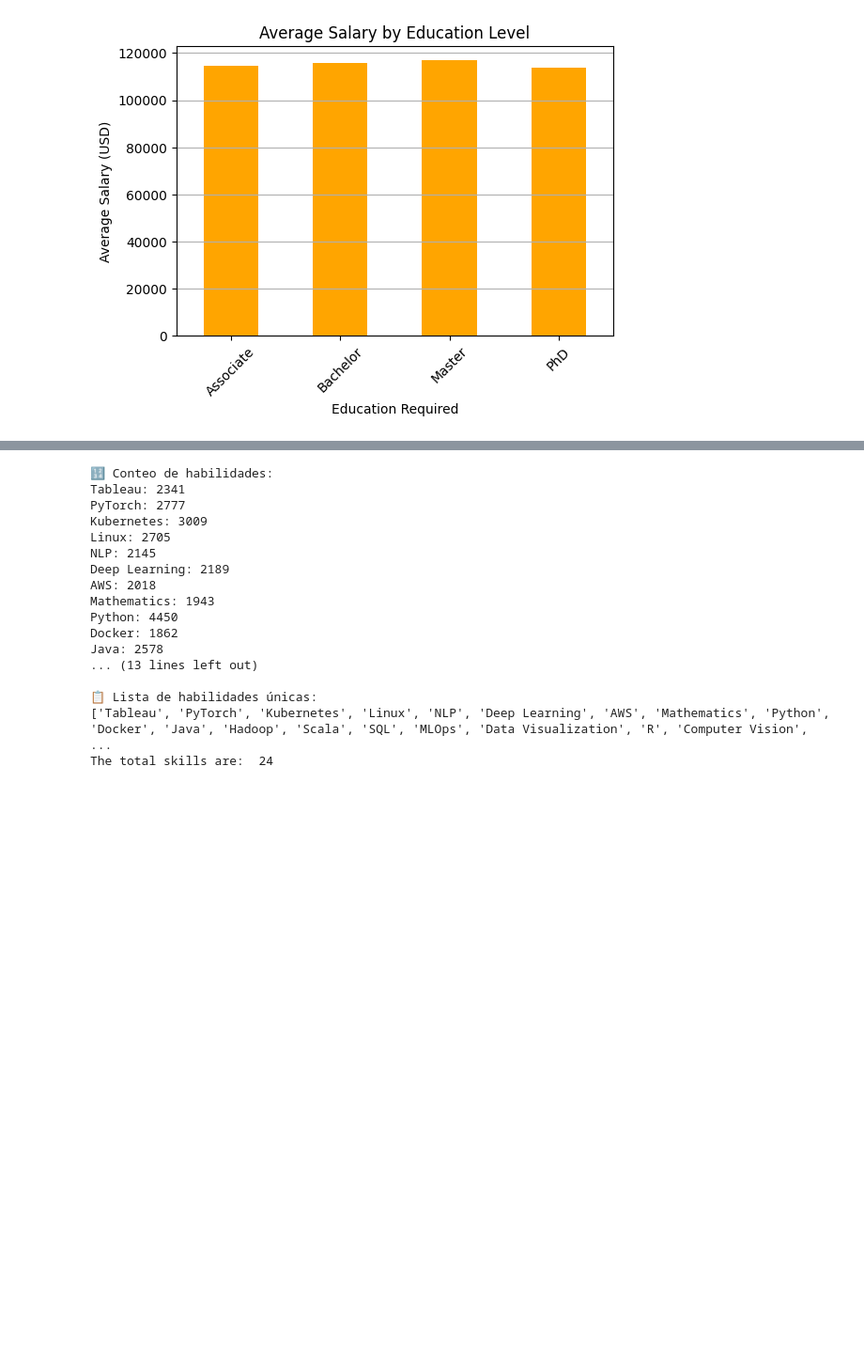
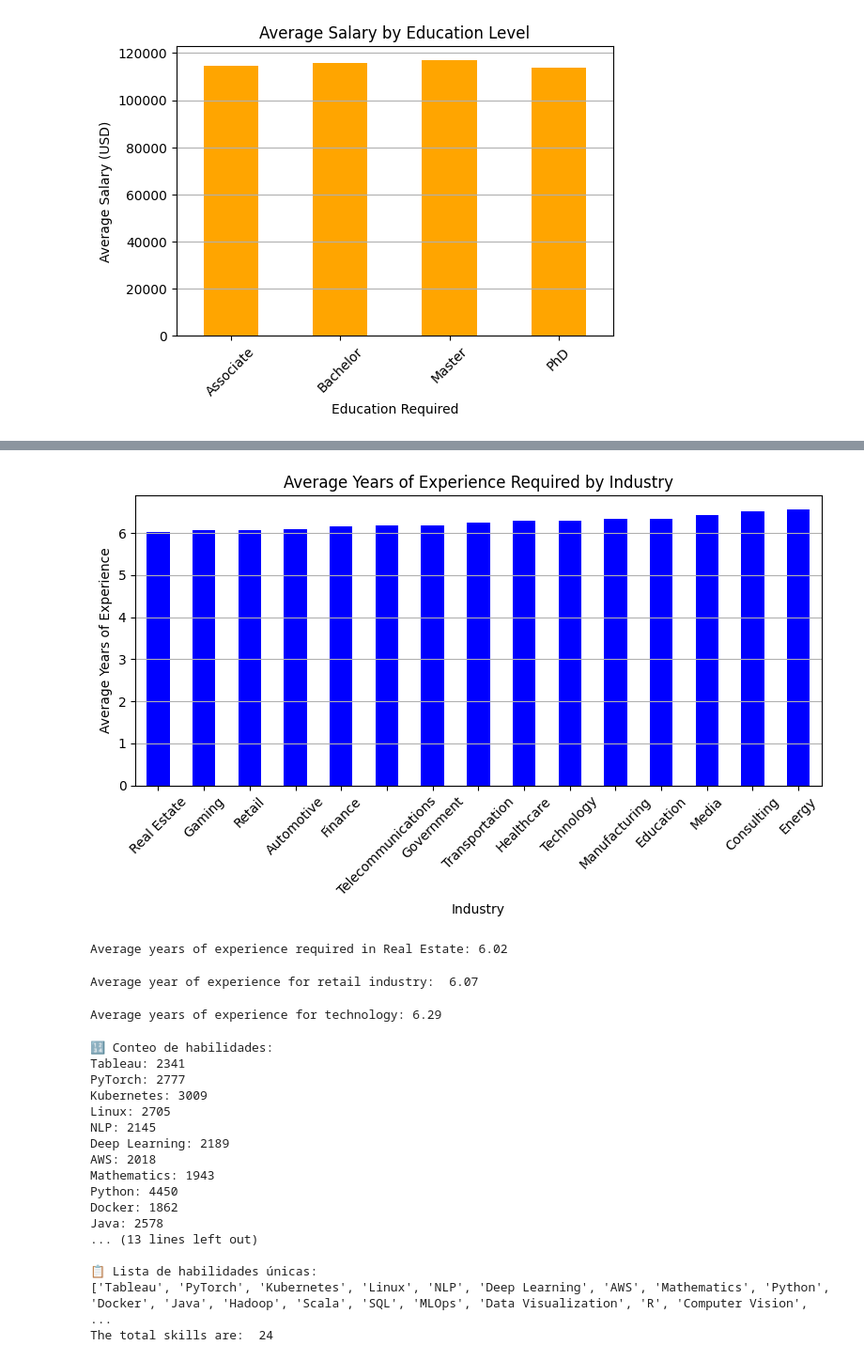
Before and after one commit to isg75/first_project, a Jupyter notebook: notebooks/data_project_wk4_macarena.ipynb, the cells around one changed output, grey strips where cells are left out. Shown at 94% size. Cells and saved outputs as stored; diff of their text form; code cells hidden in the pictures; blank space fills up the shorter version.

```diff
--- a/notebooks/data_project_wk4_macarena.ipynb
+++ b/notebooks/data_project_wk4_macarena.ipynb
@@ -221,3 +250,41 @@ The sumatorio de job_titles, are:  15000
+# %%
+import matplotlib.pyplot as plt
+
+# Agrupar por industria y calcular el promedio de años de experiencia
+industry_experience = df.groupby('industry')['years_experience'].mean().sort_values()
+
+# Crear gráfico de barras
+plt.figure(figsize=(8, 5))
+industry_experience.plot(kind='bar', color='blue')
+plt.title('Average Years of Experience Required by Industry')
+plt.xlabel('Industry')
+plt.ylabel('Average Years of Experience')
+plt.xticks(rotation=45)
+plt.grid(axis='y')
+plt.tight_layout()
+plt.show()
+# %% [output]
+[figure, added]
+# %%
+real_estate_experience = df[df['industry'] == 'Real Estate']['years_experience']
+
+# Calcular el promedio
+average_experience_real_estate = real_estate_experience.mean()
+print(f"Average years of experience required in Real Estate: {average_experience_real_estate:.2f}")
+# %% [output]
+Average years of experience required in Real Estate: 6.02
+# %%
+experience_retail= df[df['industry'] == 'Retail']['years_experience']
+average_experience_retail = experience_retail.mean()
+print(f"Average year of experience for retail industry:  {average_experience_retail:.2f}")
+# %% [output]
+Average year of experience for retail industry:  6.07
+# %%
+experience_technology = df[df['industry'] == 'Technology']['years_experience']
+average_experience_technology = experience_technology.mean()
+print(f"Average years of experience for technology: {average_experience_technology:.2f}")
+# %% [output]
+Average years of experience for technology: 6.29
 # %%
 new_df["skills_list"] = new_df["required_skills"].apply(lambda x: [skill.strip() for skill in x.split(",")])
 
```
Also changed, not shown: parts of 2 cells of this notebook, 1 other file.
